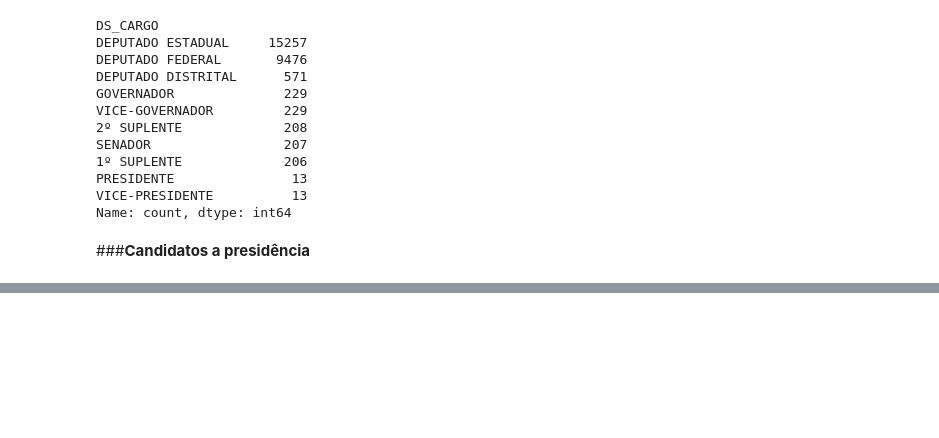
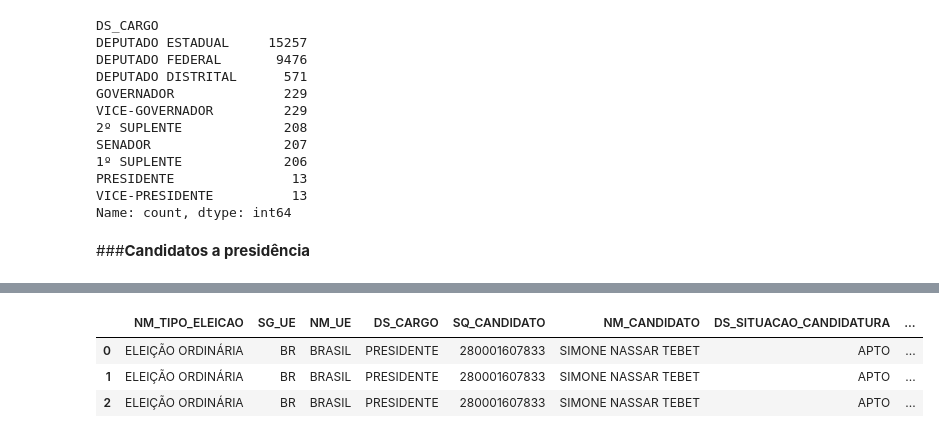
Before and after one commit to leandroclv/analise_manipulacao_dados_pandas_udemy, a Jupyter notebook: df_dados_TSE.ipynb, the cells around one changed output, grey strips where cells are left out. Drawn from its saved outputs; the diff is of its cells as text; code cells hidden in the pictures; blank space fills up the shorter version.

```diff
--- a/df_dados_TSE.ipynb
+++ b/df_dados_TSE.ipynb
@@ -67,3 +67,6 @@ VICE-PRESIDENTE          13
 Name: count, dtype: int64
 # %% [markdown]
 ###**Candidatos a presidência**
+# %%
+presidente = df_bens.query('DS_CARGO == "PRESIDENTE"')
+presidente['DS_CARGO'].value_counts()
@@ -69,0 +155,9 @@ Name: count, dtype: int64
+# %%
+patrimonio = presidente.merge(df_cand, how = 'left')
+# %%
+patrimonio.head(3)
+# %% [output]
+|  | NM_TIPO_ELEICAO | SG_UE | NM_UE | DS_CARGO | SQ_CANDIDATO | NM_CANDIDATO | DS_SITUACAO_CANDIDATURA | ... |
+| 0 | ELEIÇÃO ORDINÁRIA | BR | BRASIL | PRESIDENTE | 280001607833 | SIMONE NASSAR TEBET | APTO | ... |
+| 1 | ELEIÇÃO ORDINÁRIA | BR | BRASIL | PRESIDENTE | 280001607833 | SIMONE NASSAR TEBET | APTO | ... |
+| 2 | ELEIÇÃO ORDINÁRIA | BR | BRASIL | PRESIDENTE | 280001607833 | SIMONE NASSAR TEBET | APTO | ... |
```
Also changed, not shown: parts of 19 cells of this notebook.
